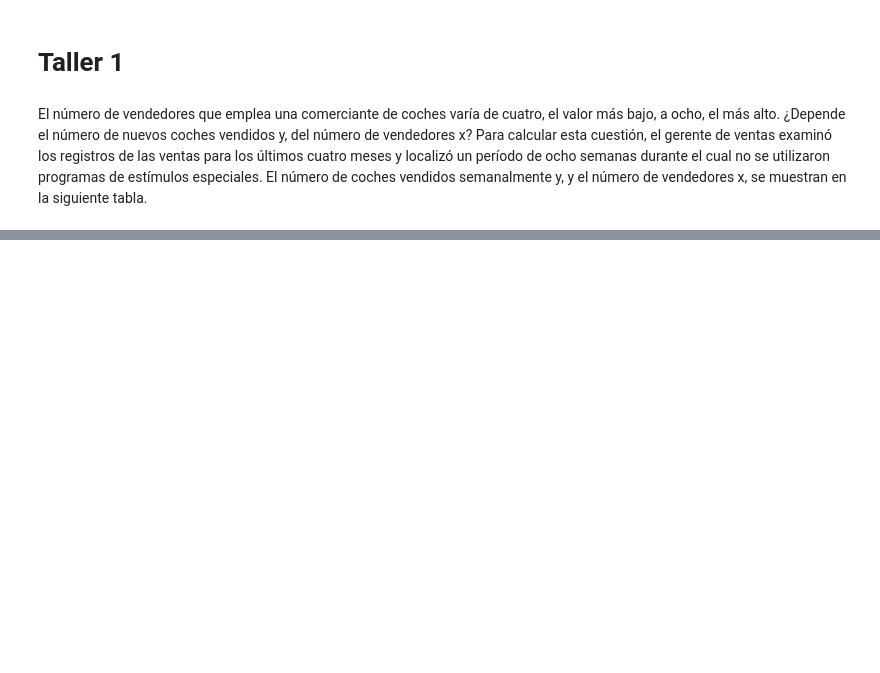
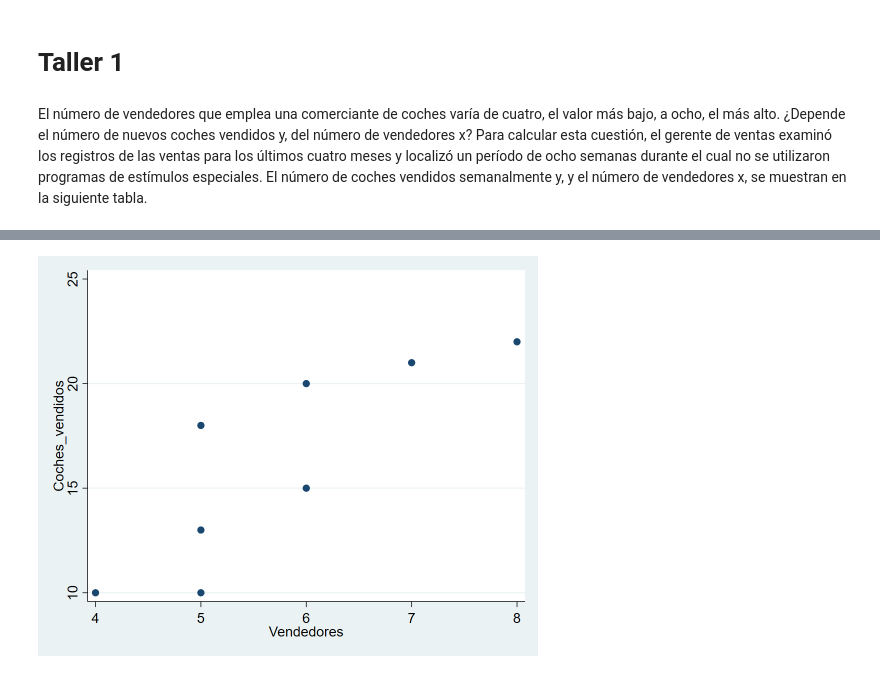
Before and after one commit to Dipg/Taller1, a Jupyter notebook: Taller1.ipynb, the cells around one changed output, grey strips where cells are left out. Cells and saved outputs as stored; diff of their text form; code cells hidden in the pictures; blank space fills up the shorter version.

Commit message:
Graficas  en Stata

```diff
--- a/Taller1.ipynb
+++ b/Taller1.ipynb
@@ -29,3 +34,8 @@ df
 | 5 | 6 | 15 |
 | 6 | 5 | 13 |
 | 7 | 8 | 22 |
+# %%
+%%stata -o life_df  -d df
+scatter Coches_vendidos Vendedores
+# %% [output]
+[figure, added]
```
Also changed, not shown: parts of 8 cells of this notebook.
